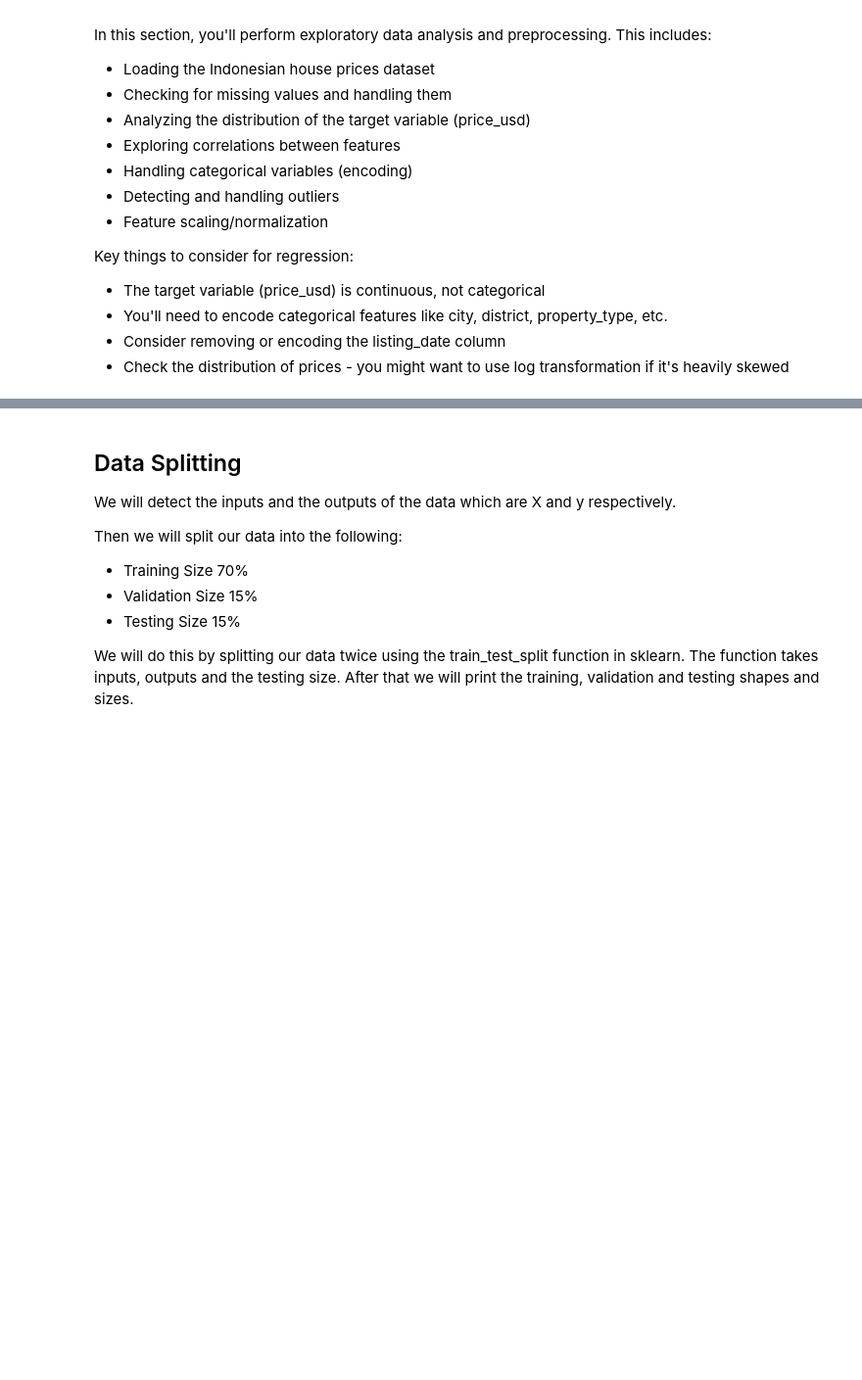
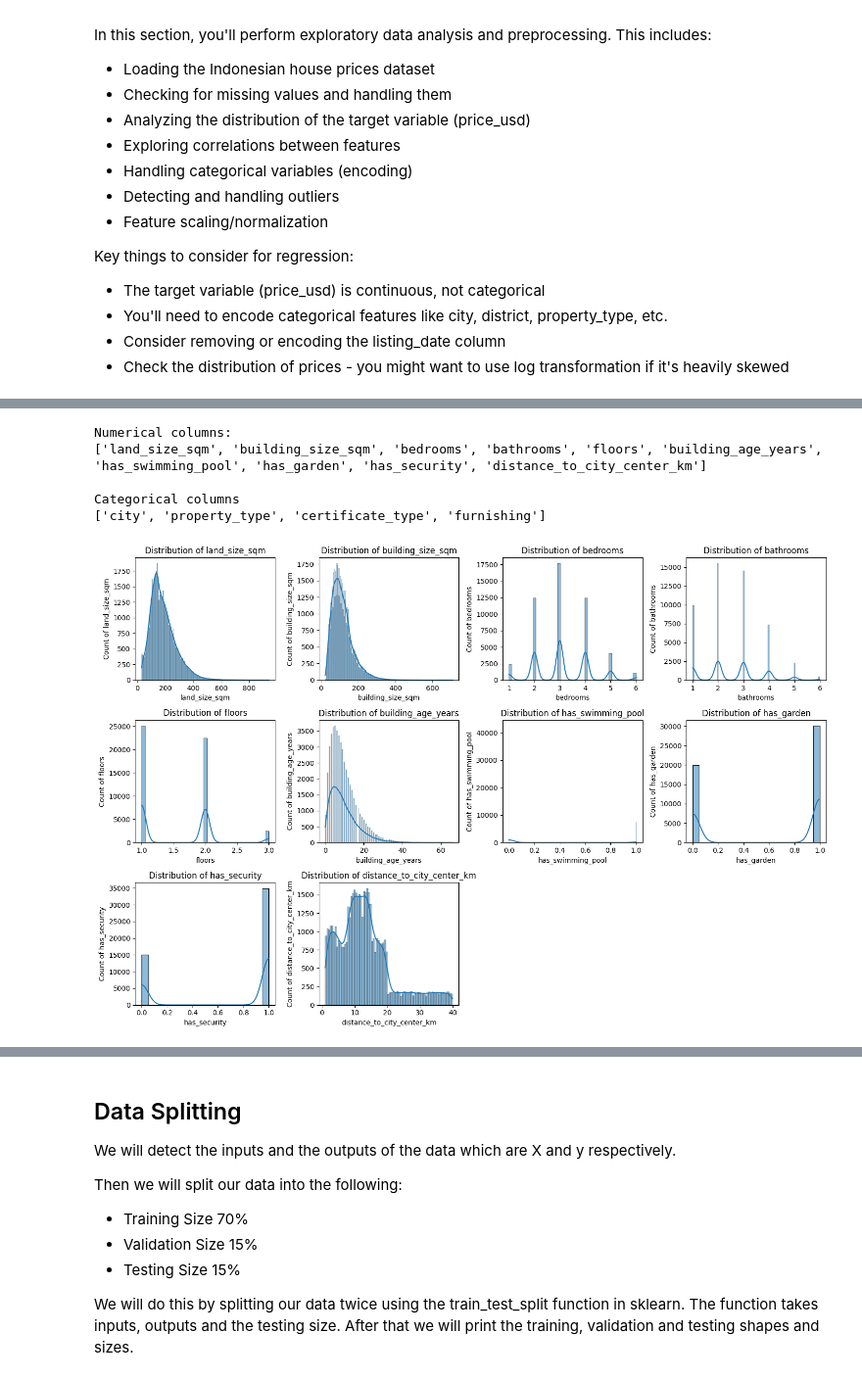
Before and after one commit to mcikalmerdeka/pytorch-learning, a Jupyter notebook: house_price_regression/main.ipynb, the cells around one changed output, grey strips where cells are left out. Shown: that part at 98% size. Drawn from its saved outputs; the diff is of its cells as text; code cells hidden in the pictures; blank space fills up the shorter version.

Commit message:
edit up until initial checking of distribution and statistical summary

```diff
--- a/house_price_regression/main.ipynb
+++ b/house_price_regression/main.ipynb
@@ -111,0 +93,38 @@ dtype: int64
+# %%
+# Drop unecessary columns for simplify this analysis and filtering out ambigous meaning
+df = df.drop(columns=["listing_date", "district", "price_usd", "carports", "nearby_facilities_count"])
+
+# Rename the price_idr to price
+df = df.rename(columns={"price_idr": "price"})
+# %%
+# List the numerical and categorical columns
+nums_cols = [col for col in df.select_dtypes(include=["int", "float"]).columns if col != "price"]
+cats_cols = [col for col in df.select_dtypes(include=["object"]).columns]
+
+target_cols = ["price"]
+
+# Print the columns
+print("Numerical columns:")
+print(nums_cols)
+print()
+
+print("Categorical columns")
+print(cats_cols)
+# %% [output]
+Numerical columns:
+['land_size_sqm', 'building_size_sqm', 'bedrooms', 'bathrooms', 'floors', 'building_age_years', 'has_swimming_pool', 'has_garden', 'has_security', 'distance_to_city_center_km']
+
+Categorical columns
+['city', 'property_type', 'certificate_type', 'furnishing']
+# %%
+# Checking the distribution and statistical summary of the values
+from utils import describe_numerical_combined, plot_dynamic_hisplots_kdeplots
+
+# Hisplot function implementation
+plot_dynamic_hisplots_kdeplots(df=df, col_series=nums_cols, ncols=4, figsize=(15, 10))
+
+# Display the overall statistics for numerical columns
+numerical_summary = describe_numerical_combined(df, nums_cols)
+display(numerical_summary)
+# %% [output]
+[figure, added]
```
Also changed, not shown: parts of 2 cells of this notebook.
